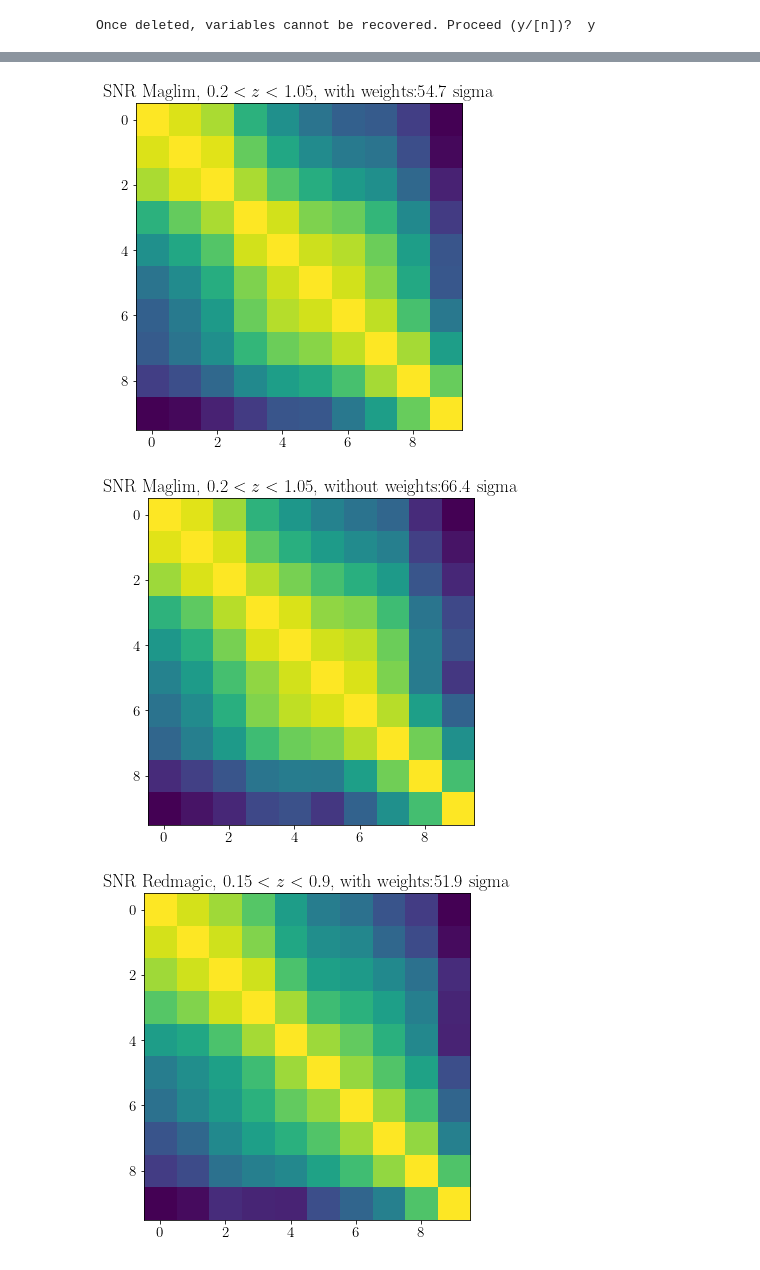
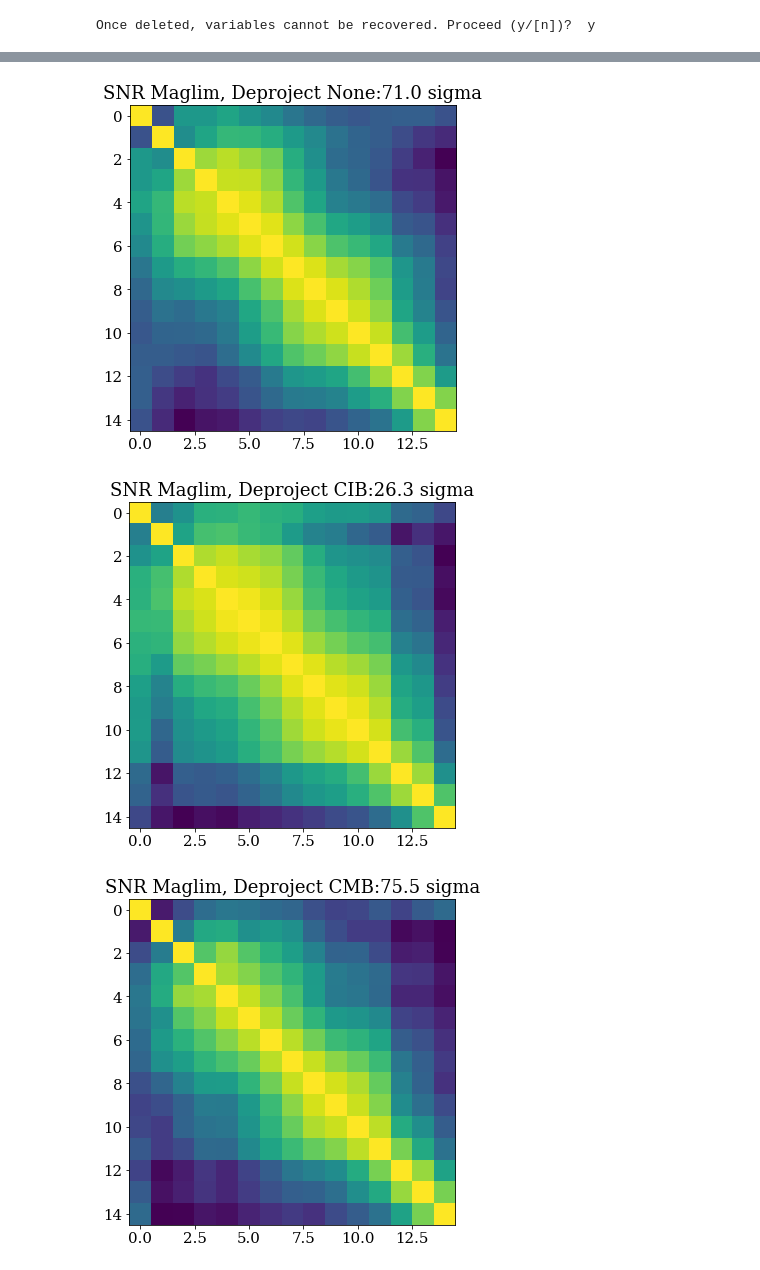
Before and after one commit to shivampcosmo/ACTxDESY3, a Jupyter notebook: src/process_cats/correlate_dy_actxdesy3.ipynb, the cells around one changed output, grey strips where cells are left out. Saved outputs shown, nothing was run; the diff lists cells and outputs as text; code cells hidden in the pictures.

```diff
--- a/src/process_cats/correlate_dy_actxdesy3.ipynb
+++ b/src/process_cats/correlate_dy_actxdesy3.ipynb
@@ -51,3 +151,15 @@ factor = 1.
+# %%
+filenames = [
+'/global/cfs/cdirs/des/shivamp/cosmosis/ACTxDESY3/src/results/dy/dy_act_deprojects_None_v1.0.0_fwhm_2arcmin_nside4096__cat_maglim_z_0.2_1.05_dojk_True_njk_60_desy3_w1.pk',
+'/global/cfs/cdirs/des/shivamp/cosmosis/ACTxDESY3/src/results/dy/dy_act_deprojects_cib_v1.0.0_fwhm_2arcmin_nside4096__cat_maglim_z_0.2_1.05_dojk_True_njk_60_desy3_w1.pk',
+'/global/cfs/cdirs/des/shivamp/cosmosis/ACTxDESY3/src/results/dy/dy_act_deprojects_cmb_v1.0.0_fwhm_2arcmin_nside4096__cat_maglim_z_0.2_1.05_dojk_True_njk_60_desy3_w1.pk',
+]
+
+labels = ['Maglim, Deproject None', 'Maglim, Deproject CIB', 'Maglim, Deproject CMB']
+
+
+linestyles = ['-.','-','--',':','-.','-','--']
+factor = 1.
 # %%
 fig, ax = pl.subplots(1,1)
 fig.set_size_inches((12,10))
@@ -182,8 +205,8 @@ fig.subplots_adjust(hspace = 0.)
 pl.tick_params(axis='both', which='major', labelsize=15)
 pl.tick_params(axis='both', which='minor', labelsize=15)
 
-xmin = 0.9
-xmax = 150.
+xmin = 0.1
+xmax = 200.
 
 
 for j in range(len(filenames)):
@@ -216,15 +239,17 @@ for j in range(len(filenames)):
 
 #     ax[0].errorbar(factor*np.exp(dytruth.logr)*1.05**(j), xi_dytruth, yerr=xi_dytruth_sigma, label = labels[j], linestyle='None', capsize=3, lw = 2, color =nice_colors(j))
     if labels[j] == 'All bins':
-        ax[0].errorbar(factor*np.exp(dytruth.logr)*1.05**(j), xi_dytruth, yerr=xi_dytruth_sigma, label = labels[j], linestyle='-', capsize=3, lw = 2, color ='k')
+        ax[0].errorbar(factor*np.exp(dytruth.logr)*1.05**(j), xi_dytruth, yerr=xi_dytruth_sigma, label = labels[j], linestyle='-', capsize=3, lw = 2, color ='k',marker='.')
     else:
-        ax[0].errorbar(factor*np.exp(dytruth.logr)*1.05**(j), xi_dytruth, yerr=xi_dytruth_sigma, label = labels[j], linestyle='None', capsize=3, lw = 2, color =nice_colors(j))
+        ax[0].errorbar(factor*np.exp(dytruth.logr)*1.05**(j), xi_dytruth, yerr=xi_dytruth_sigma, label = labels[j], linestyle='None', capsize=3, lw = 2,marker='.', color =nice_colors(j))
 
 
     if j == 0:
-        xi_interp_w1 = interpolate.interp1d((dytruth.logr), np.log(xi_dytruth),fill_value='extrapolate')
+        xi_interp_none = interpolate.interp1d((dytruth.logr), np.log(xi_dytruth),fill_value='extrapolate')
     if j == 1:
-        xi_interp_w0 = interpolate.interp1d((dytruth.logr), np.log(xi_dytruth),fill_value='extrapolate')
+        xi_interp_cib = interpolate.interp1d((dytruth.logr), np.log(xi_dytruth),fill_value='extrapolate')
+    if j==2:
+        xi_interp_cmb = interpolate.interp1d((dytruth.logr), np.log(xi_dytruth),fill_value='extrapolate')
 
 
 
@@ -315,7 +340,8 @@ ax[0].set_xscale('log')
 ax[1].set_xscale('log')
 
 ax[1].set_yscale('log')
-ax[0].set_title(r'ACT v1 x DES Y3', size=18 )
+ax[0].set_title(r'ACT v1 x Maglim Y3', size=18 )
+# ax[0].set_title(r'ACT v1 x Redmagic Y3', size=18 )
 #xticks = ax[0].xaxis.get_minor_ticks()
 #xticks[0].set_visible(False)
 
@@ -337,4 +363,4 @@ Text(0.5, 1.0, 'ACT v1 x DES Y3')
-[figure, old version]
+[figure, new version]
-[figure, old version]
+[figure, new version]
-[figure, old version]
+[figure, new version]
 # %%
```
Also changed, not shown: parts of 23 cells of this notebook, 9 other files.
